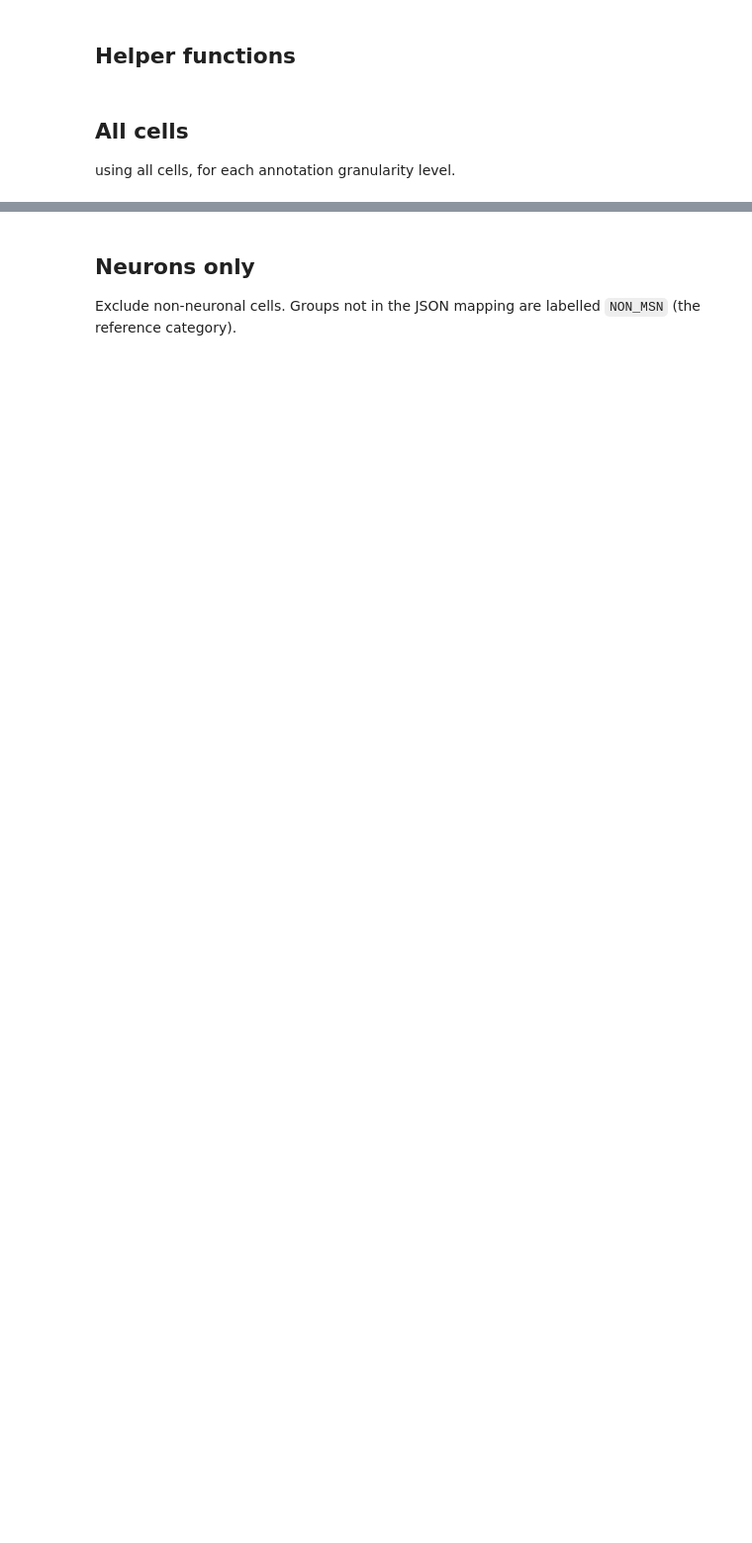
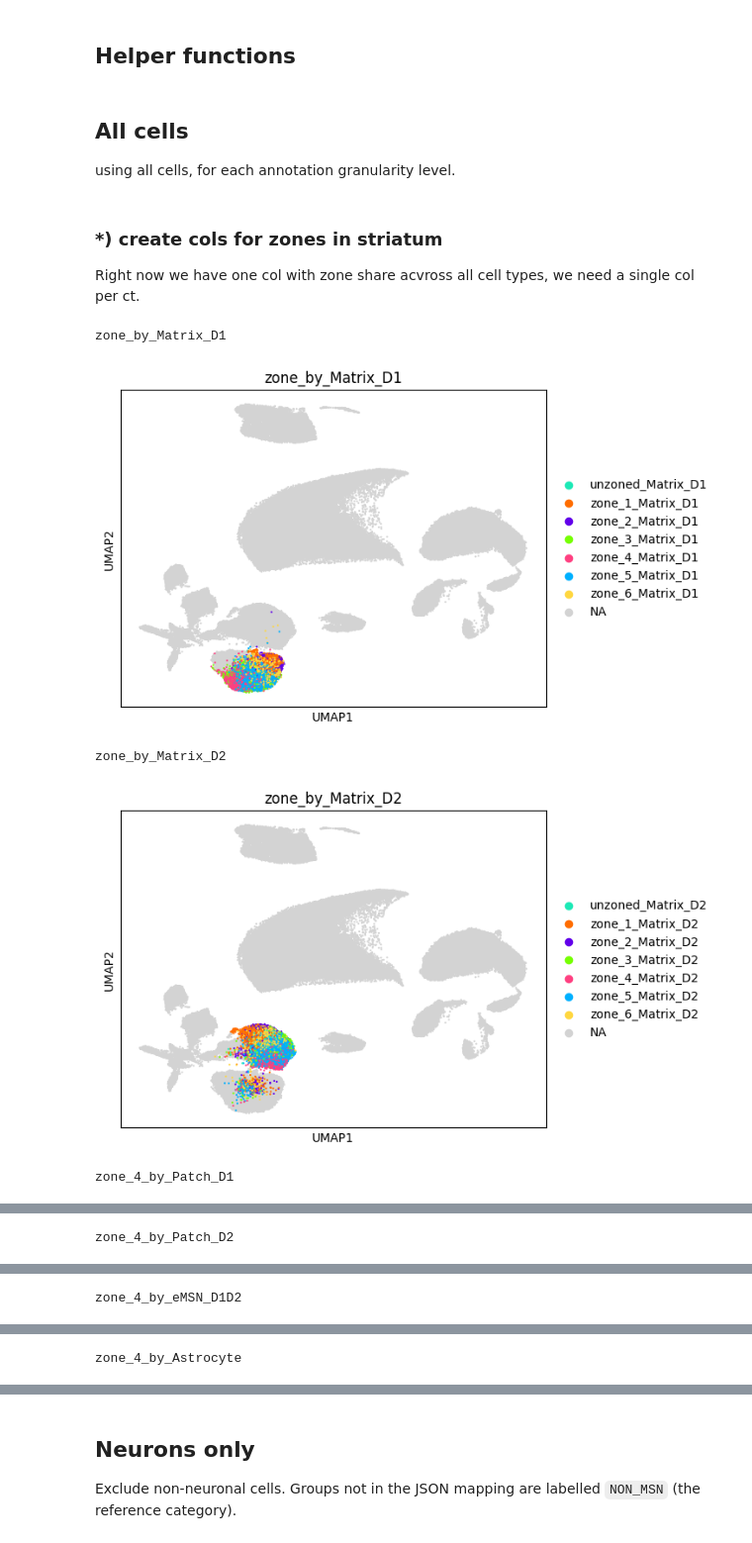
Before and after one commit to 8gabri8/XDP, a Jupyter notebook: script/NucSeq/DA/crumblr_DA.ipynb, the cells around one changed output, grey strips where cells are left out. Shown at 99% size. Saved outputs shown, nothing was run; the diff lists cells and outputs as text; code cells hidden in the pictures; blank space fills up the shorter version.

```diff
--- a/script/NucSeq/DA/crumblr_DA.ipynb
+++ b/script/NucSeq/DA/crumblr_DA.ipynb
@@ -19,8 +19,14 @@ from IPython.display import display, Image
 import numpy as np
 import seaborn as sns
 
+from utils import preprocessing
+
 # ── Paths ─────────────────────────────────────────────────────────────────────
-ADATA          = "/home/gdallagl/myworkdir/XDP/data/XDP/NucSec/adatas/SN/SN_combined_QC_mmc_ct-cured.h5ad"
+TISSUE = "Striatum" # "Striatum" / "SN" / "DFC"
+if TISSUE == "Striatum":
+    ADATA          = f"/home/gdallagl/myworkdir/XDP/data/XDP/NucSec/adatas/{TISSUE}/{TISSUE}_combined_QC_mmc_ct-cured_zoned.h5ad"
+elif (TISSUE == "SN") | (TISSUE == "DFC"):
+    ADATA          = f"/home/gdallagl/myworkdir/XDP/data/XDP/NucSec/adatas/{TISSUE}/{TISSUE}_combined_QC_mmc_ct-cured.h5ad"
 
 TISSUE         =  ADATA.split("/")[-2]
 SAVE_FOLDER    = f"/home/gdallagl/myworkdir/XDP/data/XDP/NucSec/compositional/crumblr/{TISSUE}"
@@ -36,3 +42,5 @@ FIXED_EFFECTS  = ["sex", "cohort", "age_of_death"]  # fixed covariates
 RANDOM_EFFECTS = []  # donor_id can't be a random effect: 1 sample per donor after aggregation → use lmFit
 
 os.makedirs(SAVE_FOLDER, exist_ok=True)
+
+print(TISSUE)
@@ -215,0 +174,4 @@ if TISSUE == "Striatum":
+# %% [markdown]
+### *) create cols for zones in striatum
+
+Right now we have one col with zone share acvross all cell types, we need a single col per ct.
@@ -215,0 +188,44 @@ if TISSUE == "Striatum":
+# %%
+if TISSUE == "Striatum":
+    col_zoning = []   # will collect the names of all new columns created
+
+    for zone_ct, zone_variable in ZONE_CT_MAP.items():
+
+        if zone_variable not in adata.obs.columns:
+            print(f"WARNING: {zone_variable} not in adata, skipping {zone_ct}")
+            continue
+
+        zone_col = f"{zone_variable}_by_{zone_ct}"
+        mask = adata.obs["ct_for_deg"] == zone_ct
+
+        # Default: every cell keeps its ct_for_deg label
+        adata.obs[zone_col] = adata.obs["ct_for_deg"].astype(str)
+
+        # Create new column
+        # Cells with a zone → "zone_<N>_<CT>"
+        valid_mask = mask & adata.obs[zone_variable].notna() # are this cell type AND have a zone assignment (not Na)
+        adata.obs.loc[valid_mask, zone_col] = (
+            "zone_" + adata.obs.loc[valid_mask, zone_variable].astype(str)
+            + "_" + zone_ct
+        ) # five values to new col:  eg "zone_1_Matrix_D1" or just "orign ct type"
+
+        # Save the zone name sof his col for plotting
+        zones_names = adata.obs.loc[valid_mask, zone_col].unique().tolist()
+
+        # Cells in this CT but without zone assignment
+        unzoned_label = "unzoned_" + zone_ct
+        adata.obs.loc[mask & adata.obs[zone_variable].isna(), zone_col] = unzoned_label
+
+        print(f"\n{zone_col}")
+        #print(adata.obs[zone_col].value_counts())
+        col_zoning.append(zone_col)
+
+        sc.pl.umap(adata, color=zone_col,
+                   groups=[*zones_names, zone_ct, unzoned_label],
+                   size=10, title=zone_col, palette=preprocessing.custom_palette)
+# %% [output]
+zone_by_Matrix_D1
+[figure, added]
+zone_by_Matrix_D2
+[figure, added]
+zone_4_by_Patch_D1
@@ -215,0 +233 @@ if TISSUE == "Striatum":
+zone_4_by_Patch_D2
@@ -215,0 +235 @@ if TISSUE == "Striatum":
+zone_4_by_eMSN_D1D2
@@ -215,0 +237 @@ if TISSUE == "Striatum":
+zone_4_by_Astrocyte
```
Also changed, not shown: parts of 16 cells of this notebook, 21 other files.
